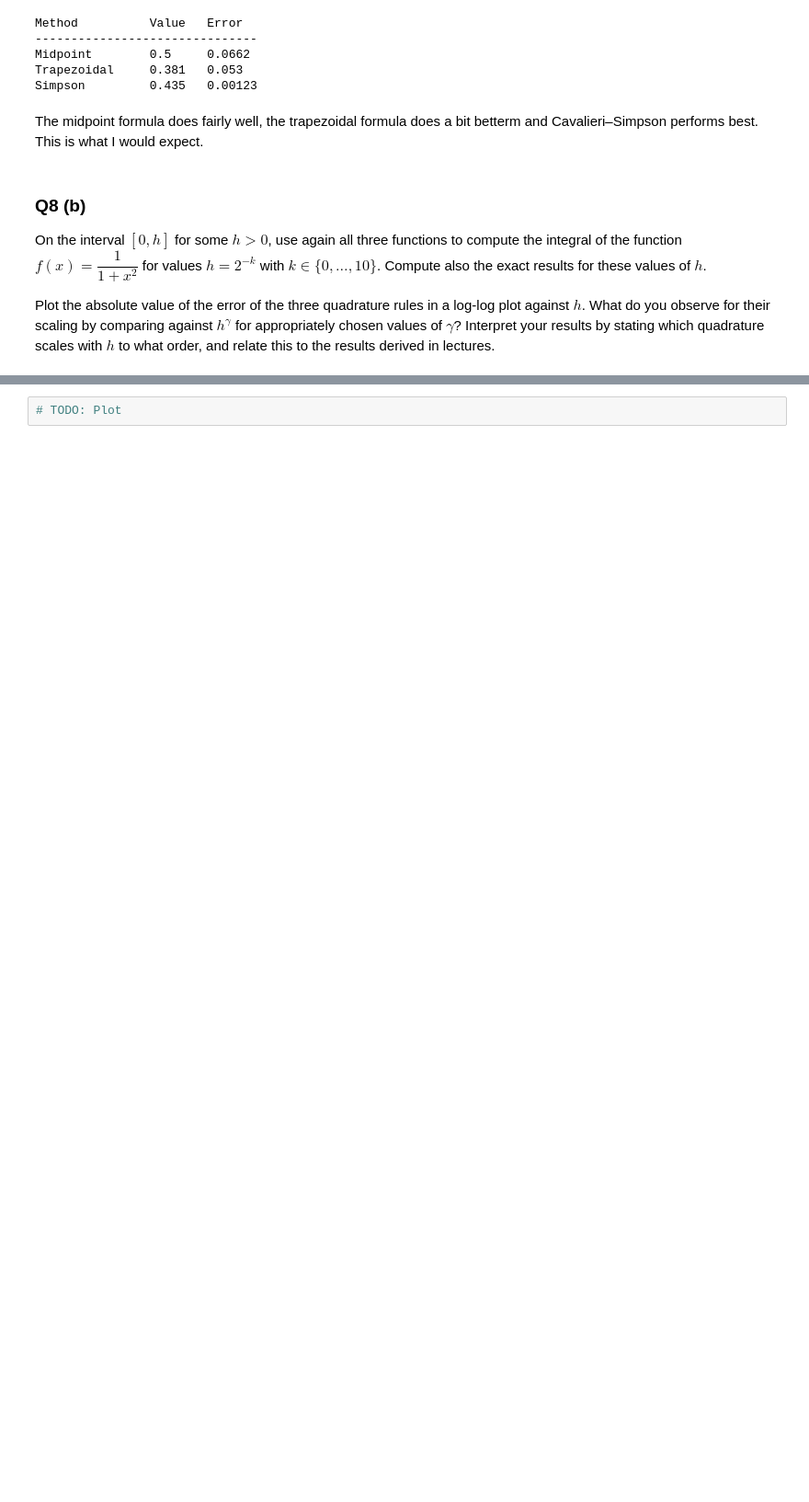
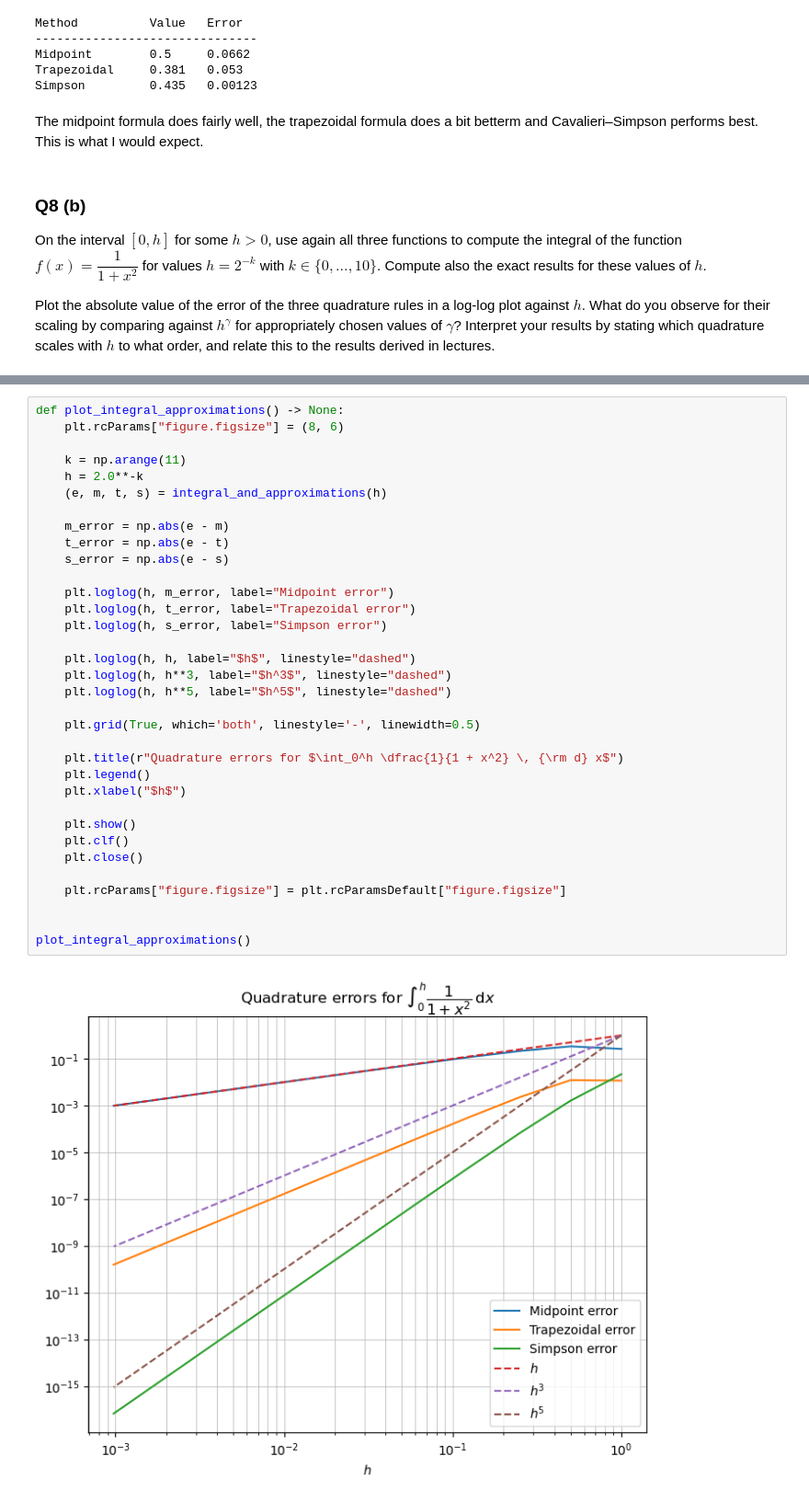
Before and after one commit to DoctorDalek1963/uni, a Jupyter notebook: second-year/MA2K4-Numerical-Methods-and-Computing/Ass-2/Dyson_Dyson_5503449_MA2K4_Assignment_2.ipynb, the cells around one changed output, grey strips where cells are left out. Shown at 92% size. Cells and saved outputs as stored; diff of their text form; blank space fills up the shorter version.

```diff
--- a/second-year/MA2K4-Numerical-Methods-and-Computing/Ass-2/Dyson_Dyson_5503449_MA2K4_Assignment_2.ipynb
+++ b/second-year/MA2K4-Numerical-Methods-and-Computing/Ass-2/Dyson_Dyson_5503449_MA2K4_Assignment_2.ipynb
@@ -239,3 +282,37 @@ Plot the absolute value of the error of the three quadrature rules in a log-log
 # %%
-# TODO: Plot
+def plot_integral_approximations() -> None:
+    plt.rcParams["figure.figsize"] = (8, 6)
+
+    k = np.arange(11)
+    h = 2.0**-k
+    (e, m, t, s) = integral_and_approximations(h)
+
+    m_error = np.abs(e - m)
+    t_error = np.abs(e - t)
+    s_error = np.abs(e - s)
+
+    plt.loglog(h, m_error, label="Midpoint error")
+    plt.loglog(h, t_error, label="Trapezoidal error")
+    plt.loglog(h, s_error, label="Simpson error")
+
+    plt.loglog(h, h, label="$h$", linestyle="dashed")
+    plt.loglog(h, h**3, label="$h^3$", linestyle="dashed")
+    plt.loglog(h, h**5, label="$h^5$", linestyle="dashed")
+
+    plt.grid(True, which='both', linestyle='-', linewidth=0.5)
+
+    plt.title(r"Quadrature errors for $\int_0^h \dfrac{1}{1 + x^2} \, {\rm d} x$")
+    plt.legend()
+    plt.xlabel("$h$")
+
+    plt.show()
+    plt.clf()
+    plt.close()
+
+    plt.rcParams["figure.figsize"] = plt.rcParamsDefault["figure.figsize"]
+
+
+plot_integral_approximations()
+# %% [output]
+[figure, added]
 # %% [markdown]
```
Also changed, not shown: parts of 7 cells of this notebook.
